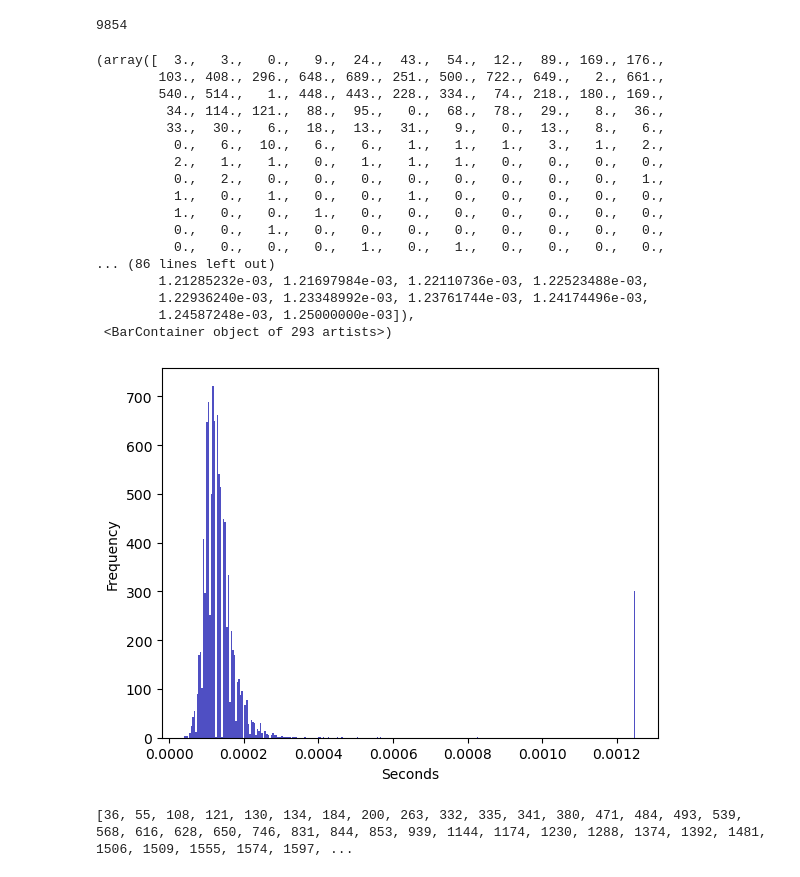
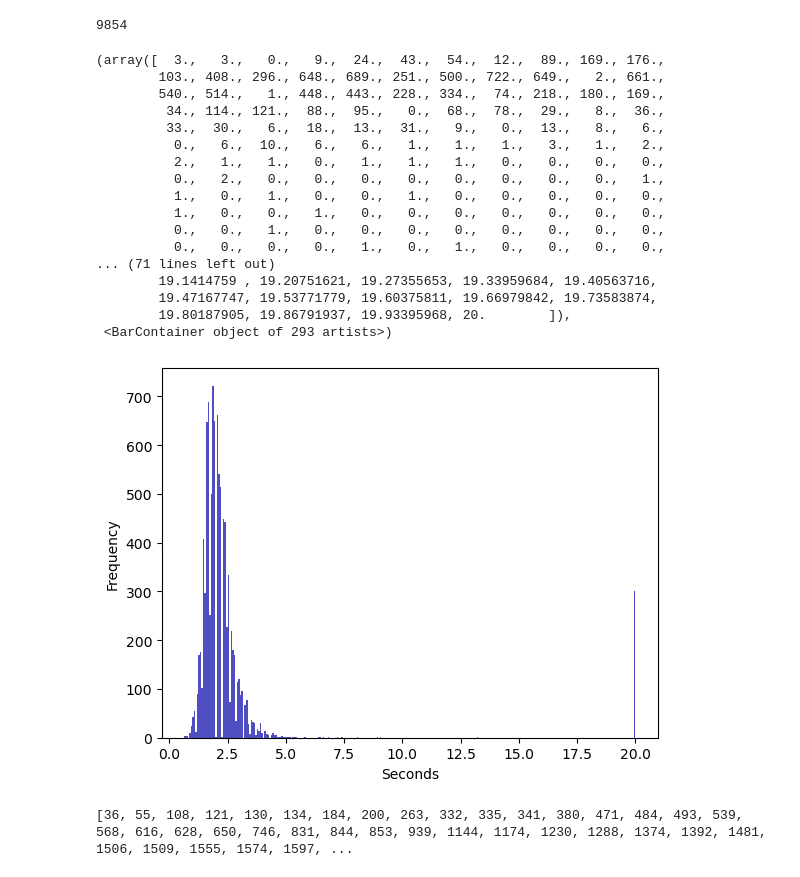
Before and after one commit to isaksundstrom/DataScienceProject, a Jupyter notebook: dataNotebook.ipynb, the cells around one changed output. Saved outputs shown, nothing was run; the diff lists cells and outputs as text; code cells hidden in the pictures.

```diff
--- a/dataNotebook.ipynb
+++ b/dataNotebook.ipynb
@@ -80,28 +80,28 @@ len(lenList)
 # %%
 import numpy as np
 plt.xlabel('Seconds')
 plt.ylabel('Frequency')
-plt.hist(np.array(lenList)/16000, bins='auto', color='#0504aa',
+plt.hist(np.array(lenList), bins='auto', color='#0504aa',
                             alpha=0.7, rwidth=1)
 # %% [output]
 (array([  3.,   3.,   0.,   9.,  24.,  43.,  54.,  12.,  89., 169., 176.,
         103., 408., 296., 648., 689., 251., 500., 722., 649.,   2., 661.,
         540., 514.,   1., 448., 443., 228., 334.,  74., 218., 180., 169.,
          34., 114., 121.,  88.,  95.,   0.,  68.,  78.,  29.,   8.,  36.,
          33.,  30.,   6.,  18.,  13.,  31.,   9.,   0.,  13.,   8.,   6.,
           0.,   6.,  10.,   6.,   6.,   1.,   1.,   1.,   3.,   1.,   2.,
           2.,   1.,   1.,   0.,   1.,   1.,   1.,   0.,   0.,   0.,   0.,
           0.,   2.,   0.,   0.,   0.,   0.,   0.,   0.,   0.,   0.,   1.,
           1.,   0.,   1.,   0.,   0.,   1.,   0.,   0.,   0.,   0.,   0.,
           1.,   0.,   0.,   1.,   0.,   0.,   0.,   0.,   0.,   0.,   0.,
           0.,   0.,   1.,   0.,   0.,   0.,   0.,   0.,   0.,   0.,   0.,
           0.,   0.,   0.,   0.,   1.,   0.,   1.,   0.,   0.,   0.,   0.,
-... (86 lines left out)
-        1.21285232e-03, 1.21697984e-03, 1.22110736e-03, 1.22523488e-03,
-        1.22936240e-03, 1.23348992e-03, 1.23761744e-03, 1.24174496e-03,
-        1.24587248e-03, 1.25000000e-03]),
+... (71 lines left out)
+        19.1414759 , 19.20751621, 19.27355653, 19.33959684, 19.40563716,
+        19.47167747, 19.53771779, 19.60375811, 19.66979842, 19.73583874,
+        19.80187905, 19.86791937, 19.93395968, 20.        ]),
  <BarContainer object of 293 artists>)
-[figure, old version]
+[figure, new version]
 # %%
 n = 0
 longRecs = []
```
